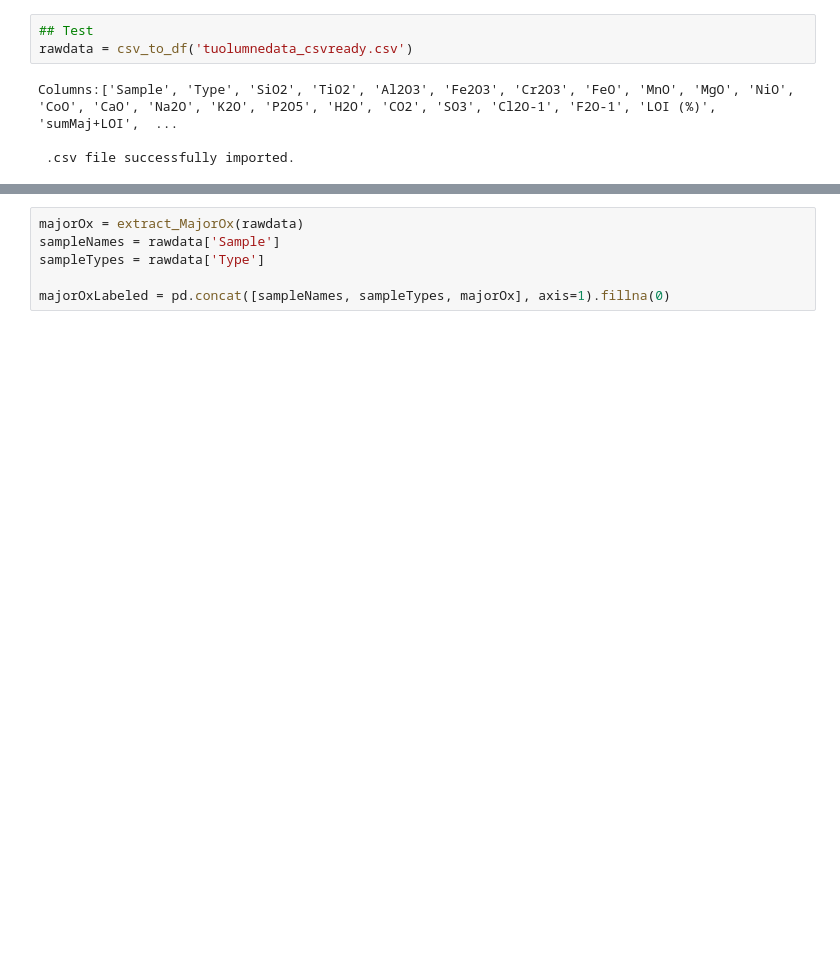
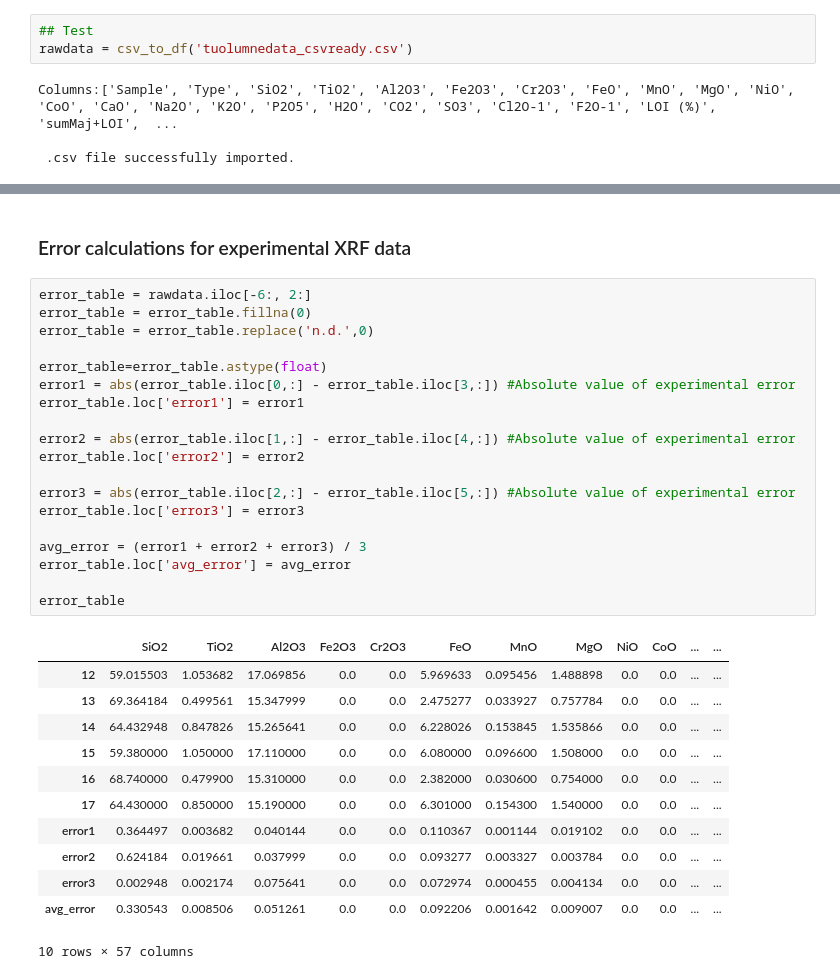
Before and after one commit to astromarb/sci-cluster, a Jupyter notebook: ActiveNotebooks/Protoyping.ipynb, the cells around one changed output, grey strips where cells are left out. Cells and saved outputs as stored; diff of their text form; blank space fills up the shorter version.

```diff
--- a/ActiveNotebooks/Protoyping.ipynb
+++ b/ActiveNotebooks/Protoyping.ipynb
@@ -79,6 +103,34 @@ def extract_MajorOx(df):
+# %% [markdown]
+### Error calculations for experimental XRF data
 # %%
-majorOx = extract_MajorOx(rawdata)
-sampleNames = rawdata['Sample']
-sampleTypes = rawdata['Type']
+error_table = rawdata.iloc[-6:, 2:]
+error_table = error_table.fillna(0)
+error_table = error_table.replace('n.d.',0)
 
-majorOxLabeled = pd.concat([sampleNames, sampleTypes, majorOx], axis=1).fillna(0)
+error_table=error_table.astype(float)
+error1 = abs(error_table.iloc[0,:] - error_table.iloc[3,:]) #Absolute value of experimental error
+error_table.loc['error1'] = error1
+
+error2 = abs(error_table.iloc[1,:] - error_table.iloc[4,:]) #Absolute value of experimental error
+error_table.loc['error2'] = error2
+
+error3 = abs(error_table.iloc[2,:] - error_table.iloc[5,:]) #Absolute value of experimental error
+error_table.loc['error3'] = error3
+
+avg_error = (error1 + error2 + error3) / 3
+error_table.loc['avg_error'] = avg_error
+
+error_table
+# %% [output]
+|  | SiO2 | TiO2 | Al2O3 | Fe2O3 | Cr2O3 | FeO | MnO | MgO | NiO | CoO | ... | ... |
+| 12 | 59.015503 | 1.053682 | 17.069856 | 0.0 | 0.0 | 5.969633 | 0.095456 | 1.488898 | 0.0 | 0.0 | ... | ... |
+| 13 | 69.364184 | 0.499561 | 15.347999 | 0.0 | 0.0 | 2.475277 | 0.033927 | 0.757784 | 0.0 | 0.0 | ... | ... |
+| 14 | 64.432948 | 0.847826 | 15.265641 | 0.0 | 0.0 | 6.228026 | 0.153845 | 1.535866 | 0.0 | 0.0 | ... | ... |
+| 15 | 59.380000 | 1.050000 | 17.110000 | 0.0 | 0.0 | 6.080000 | 0.096600 | 1.508000 | 0.0 | 0.0 | ... | ... |
+| 16 | 68.740000 | 0.479900 | 15.310000 | 0.0 | 0.0 | 2.382000 | 0.030600 | 0.754000 | 0.0 | 0.0 | ... | ... |
+| 17 | 64.430000 | 0.850000 | 15.190000 | 0.0 | 0.0 | 6.301000 | 0.154300 | 1.540000 | 0.0 | 0.0 | ... | ... |
+| error1 | 0.364497 | 0.003682 | 0.040144 | 0.0 | 0.0 | 0.110367 | 0.001144 | 0.019102 | 0.0 | 0.0 | ... | ... |
+| error2 | 0.624184 | 0.019661 | 0.037999 | 0.0 | 0.0 | 0.093277 | 0.003327 | 0.003784 | 0.0 | 0.0 | ... | ... |
+| error3 | 0.002948 | 0.002174 | 0.075641 | 0.0 | 0.0 | 0.072974 | 0.000455 | 0.004134 | 0.0 | 0.0 | ... | ... |
+| avg_error | 0.330543 | 0.008506 | 0.051261 | 0.0 | 0.0 | 0.092206 | 0.001642 | 0.009007 | 0.0 | 0.0 | ... | ... |
+10 rows × 57 columns
```
Also changed, not shown: parts of 10 cells of this notebook, 2 other files.
